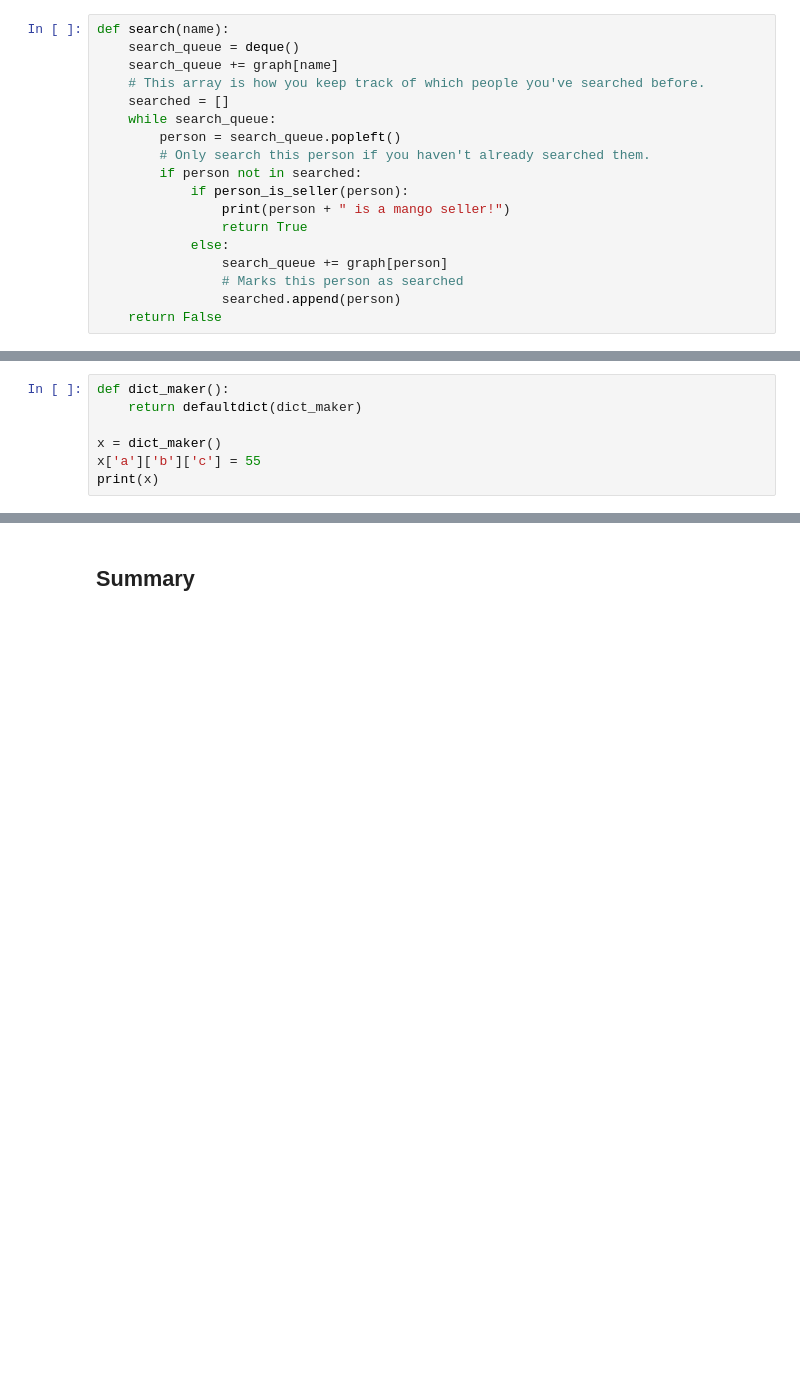
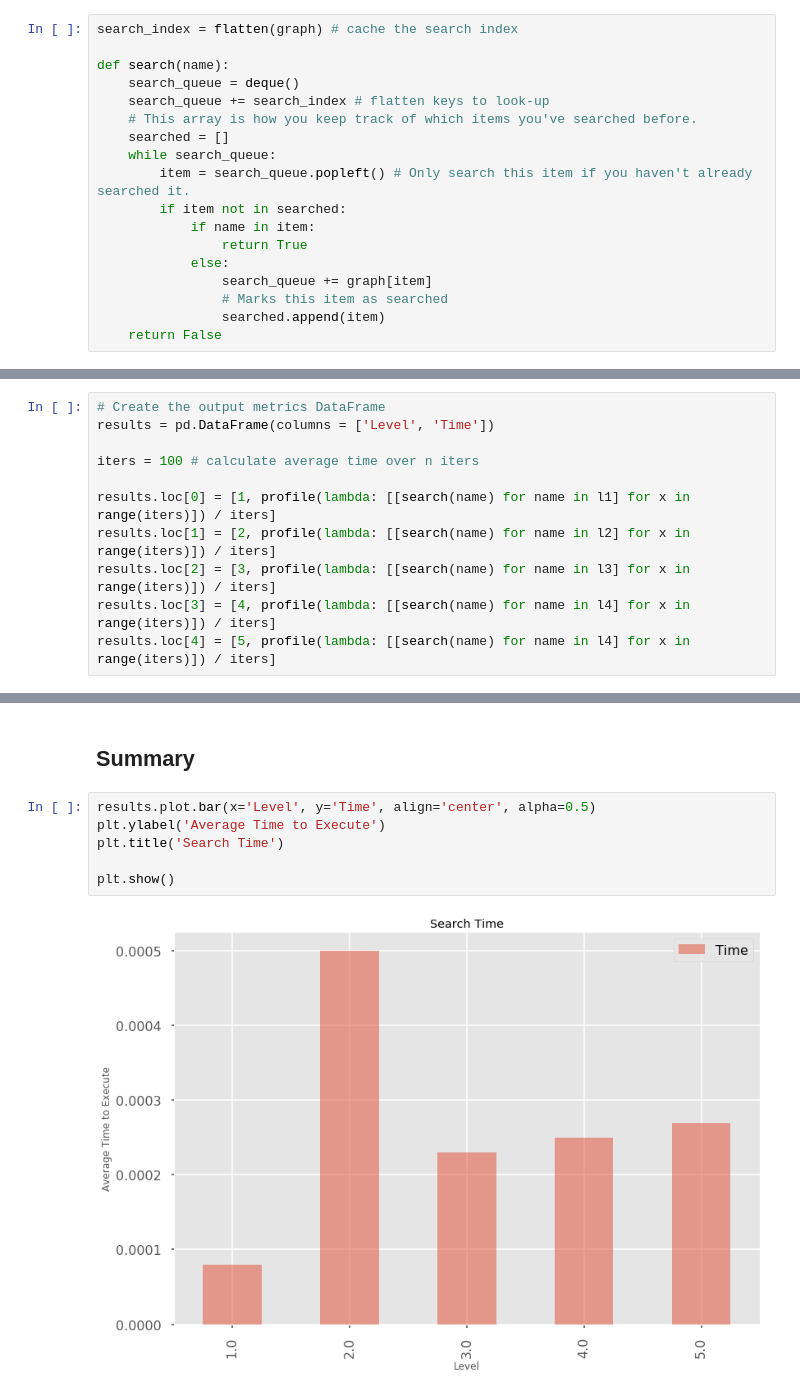
Before and after one commit to bmoretz/MSDS-DataEngineering, a Jupyter notebook: 06_BreadthFirstSearch.ipynb, the cells around one changed output, grey strips where cells are left out. Saved outputs shown, nothing was run; the diff lists cells and outputs as text; blank space fills up the shorter version.

Commit message:
Updated Breadth First Search.
Updated Breadth First Search.

```diff
--- a/06_BreadthFirstSearch.ipynb
+++ b/06_BreadthFirstSearch.ipynb
@@ -26,20 +94,20 @@ IPython.OutputArea.prototype._should_scroll = function(lines) {
 # %% [markdown]
 ## Search Algorithms
 # %%
+search_index = flatten(graph) # cache the search index
+
 def search(name):
     search_queue = deque()
-    search_queue += graph[name]
-    # This array is how you keep track of which people you've searched before.
+    search_queue += search_index # flatten keys to look-up
+    # This array is how you keep track of which items you've searched before.
     searched = []
     while search_queue:
-        person = search_queue.popleft()
-        # Only search this person if you haven't already searched them.
-        if person not in searched:
-            if person_is_seller(person):
-                print(person + " is a mango seller!")
+        item = search_queue.popleft() # Only search this item if you haven't already searched it.
+        if item not in searched:
+            if name in item:
                 return True
             else:
-                search_queue += graph[person]
-                # Marks this person as searched
-                searched.append(person)
+                search_queue += graph[item]
+                # Marks this item as searched
+                searched.append(item)
     return False
@@ -93,7 +113,0 @@ tree['unyzppelyl']
-# %%
-def dict_maker():
-    return defaultdict(dict_maker)
-
-x = dict_maker()
-x['a']['b']['c'] = 55
-print(x)
@@ -102,4 +114,15 @@ defaultdict(<function dict_maker at 0x...>, {'a': defaultdict(<function dict_mak
 # %% [markdown]
 ## Benchmark
+# %%
+# Create the output metrics DataFrame
+results = pd.DataFrame(columns = ['Level', 'Time'])
+
+iters = 100 # calculate average time over n iters
+
+results.loc[0] = [1, profile(lambda: [[search(name) for name in l1] for x in range(iters)]) / iters]
+results.loc[1] = [2, profile(lambda: [[search(name) for name in l2] for x in range(iters)]) / iters]
+results.loc[2] = [3, profile(lambda: [[search(name) for name in l3] for x in range(iters)]) / iters]
+results.loc[3] = [4, profile(lambda: [[search(name) for name in l4] for x in range(iters)]) / iters]
+results.loc[4] = [5, profile(lambda: [[search(name) for name in l4] for x in range(iters)]) / iters]
 # %% [markdown]
 ## Results
@@ -106,2 +138,10 @@ defaultdict(<function dict_maker at 0x...>, {'a': defaultdict(<function dict_mak
 # %% [markdown]
 ## Summary
+# %%
+results.plot.bar(x='Level', y='Time', align='center', alpha=0.5)
+plt.ylabel('Average Time to Execute')
+plt.title('Search Time')
+
+plt.show()
+# %% [output]
+[figure, added]
```
Also changed, not shown: parts of 14 cells of this notebook.
